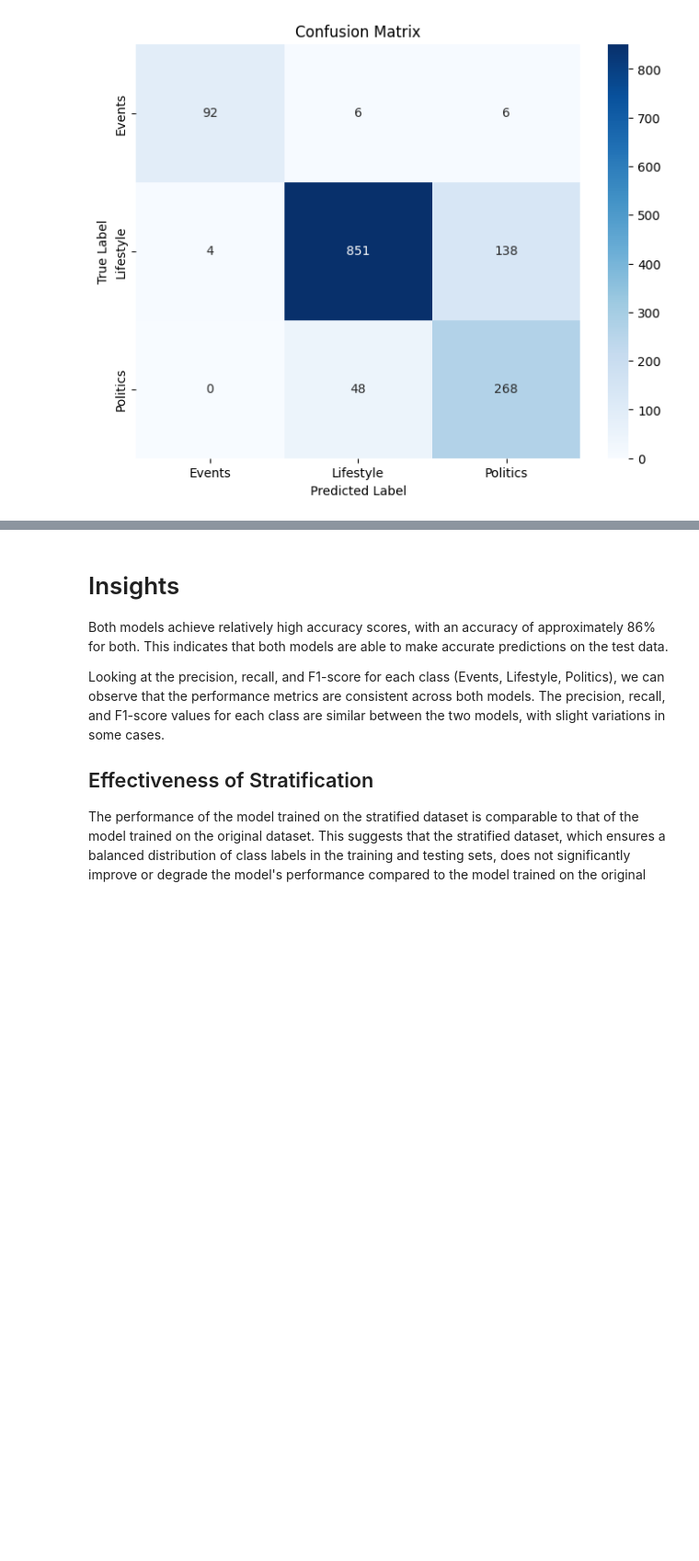
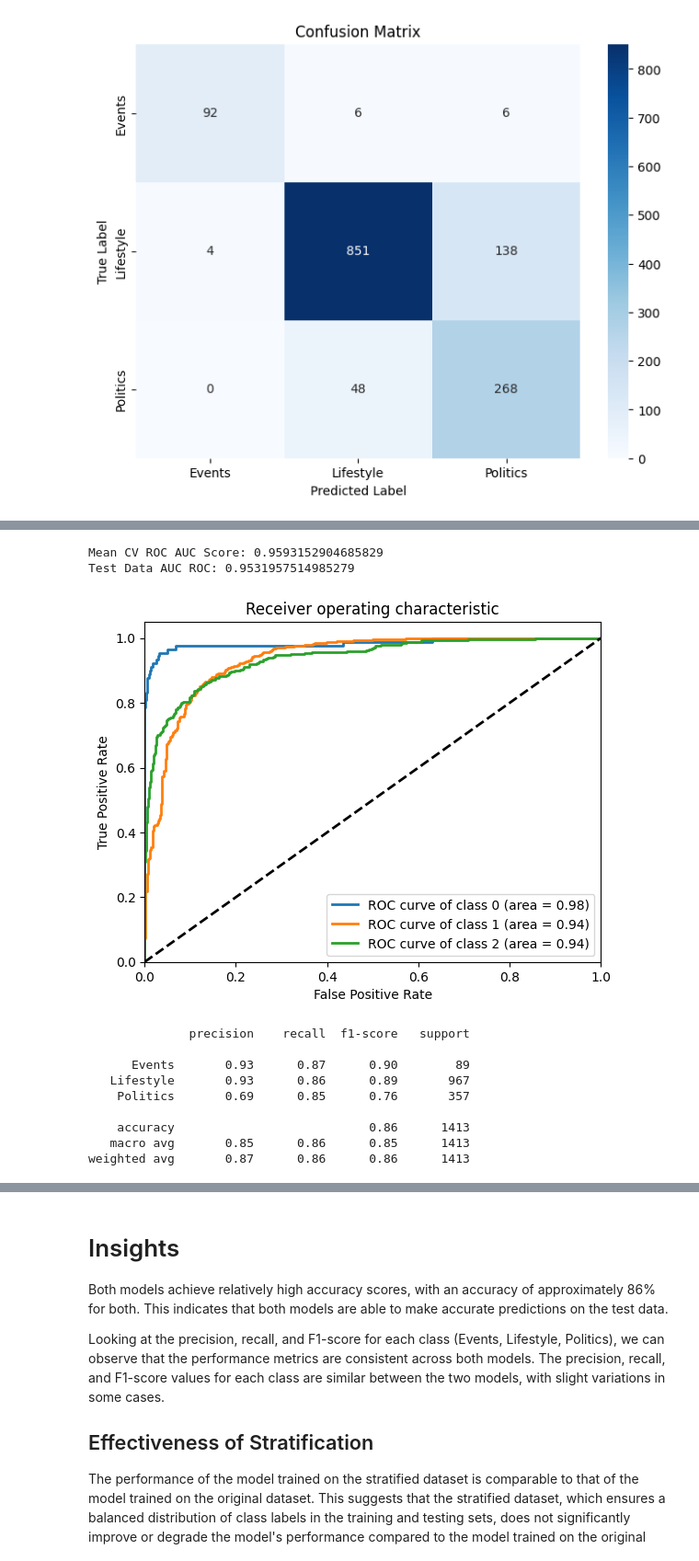
Before and after one commit to akiwarheit/siads-696-nyt, a Jupyter notebook: notebooks/6_evaluate_mnb.ipynb, the cells around one changed output, grey strips where cells are left out. Shown at 92% size. Saved outputs shown, nothing was run; the diff lists cells and outputs as text; code cells hidden in the pictures; blank space fills up the shorter version.

```diff
--- a/notebooks/6_evaluate_mnb.ipynb
+++ b/notebooks/6_evaluate_mnb.ipynb
@@ -19,3 +22,6 @@ X_s_train = data['X_train']
 X_s_test = data['X_test']
 y_s_train = data['y_train']
 y_s_test = data['y_test']
+# %%
+with open('out/best_mnb.pkl', 'rb') as f:
+    mnb_3 = pickle.load(f)
@@ -61,0 +57,15 @@ weighted avg       0.88      0.86      0.87      1413
+# %%
+evaluate_model(mnb_2, X_s_train, y_s_train, X_s_test, y_s_test)
+# %% [output]
+Mean CV ROC AUC Score: 0.9593152904685829
+Test Data AUC ROC: 0.9531957514985279
+[figure, added]
+              precision    recall  f1-score   support
+
+      Events       0.93      0.87      0.90        89
+   Lifestyle       0.93      0.86      0.89       967
+    Politics       0.69      0.85      0.76       357
+
+    accuracy                           0.86      1413
+   macro avg       0.85      0.86      0.85      1413
+weighted avg       0.87      0.86      0.86      1413
```
Also changed, not shown: parts of 7 cells of this notebook.
